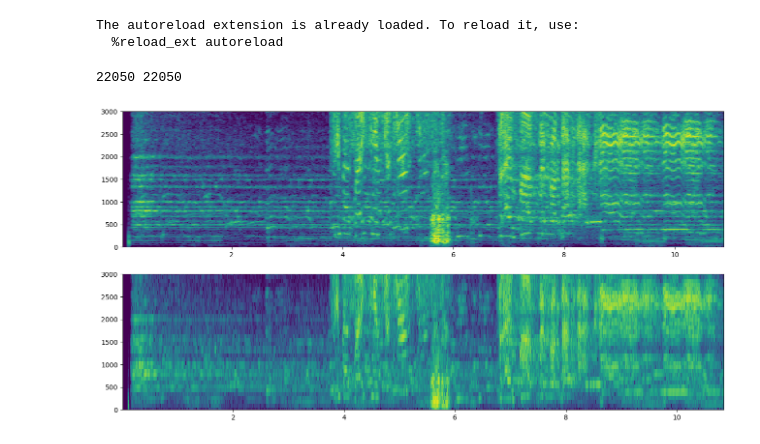
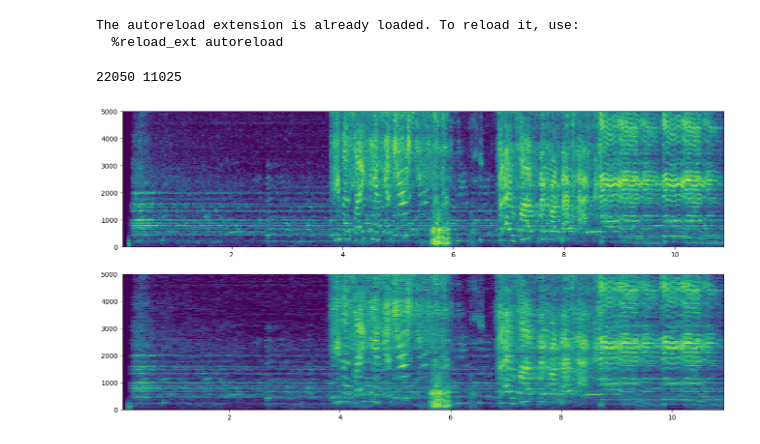
Before and after one commit to dqbd/music-matching, a Jupyter notebook: research/scale.ipynb, the cells around one changed output. Saved outputs shown, nothing was run; the diff lists cells and outputs as text; code cells hidden in the pictures.

```diff
--- a/research/scale.ipynb
+++ b/research/scale.ipynb
@@ -13,31 +18,33 @@ import matplotlib.pyplot as plt
 # %%
 recording_file = "/Users/duongtat/Work/_skola/VMM/tmp/7d3119ed1bb6bc9e65b3ed000.wav"
 # %%
-from utils.draw import draw_single
+from util.draw import draw_single
 
 
-recording, sr_large = librosa.load(recording_file, sr=22_050)
-recording_small, sr_small = librosa.load(recording_file, sr=22_050)
+recording_large, sr_large = librosa.load(recording_file, sr=22_050)
+recording_small, sr_small = librosa.load(recording_file, sr=11_025)
 
 fig, axs = plt.subplots(2, 1, figsize=(16, 8))
 
 print(sr_large, sr_small)
 
 draw_single(
-    recording,
+    recording_large,
     sr=sr_large,
-    n_fft=2_048,
-    hop_length=2_048 // 4,
+    n_fft=2048,
+    hop_length=2048 // 4,
+    ylim=5000,
     fig=axs[0]
 )
 
 draw_single(
-    recording,
+    recording_small,
     sr=sr_small,
-    n_fft=256,
-    hop_length=256 // 4,
+    n_fft=2048,
+    hop_length=2048 // 4,
+    ylim=5000,
     fig=axs[1]
 )
 # %% [output]
-22050 22050
+22050 11025
-[figure, old version]
+[figure, new version]
```
Also changed, not shown: parts of 1 cell of this notebook, 5 other files.
